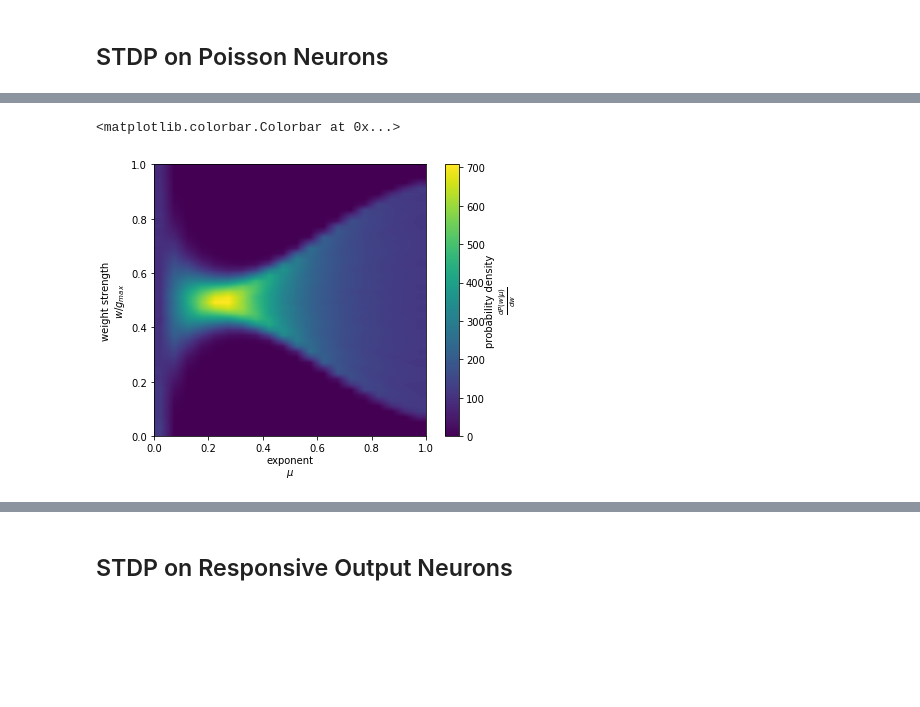
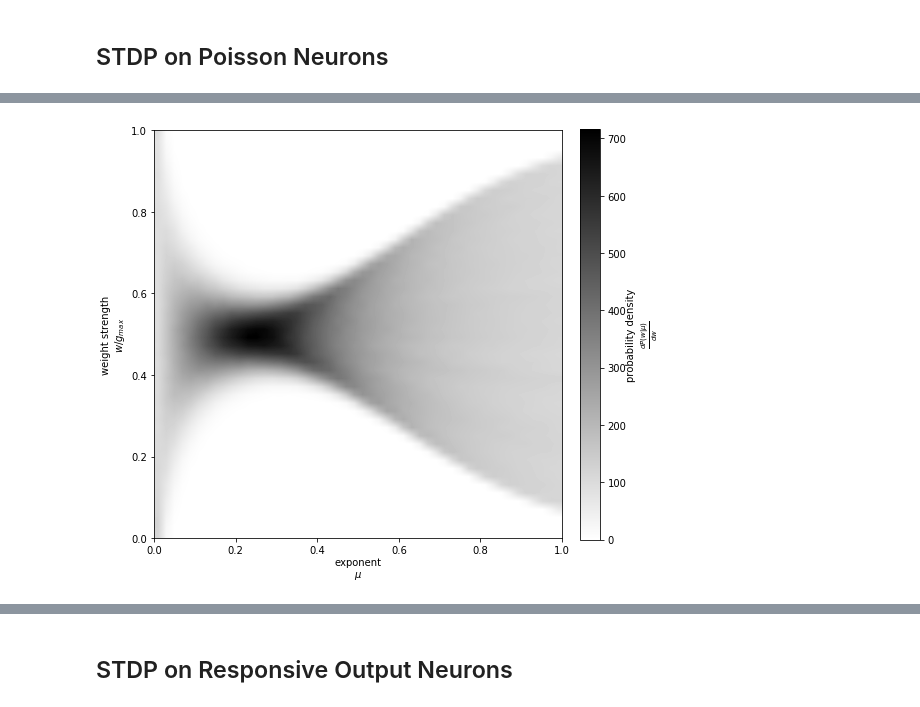
Before and after one commit to DeanTM/masters-scripts, a Jupyter notebook: STDP experiments/STDP Experiments.ipynb, the cells around one changed output, grey strips where cells are left out. Saved outputs shown, nothing was run; the diff lists cells and outputs as text; code cells hidden in the pictures; blank space fills up the shorter version.

Commit message:
fixed up STDP experiments

```diff
--- a/STDP experiments/STDP Experiments.ipynb
+++ b/STDP experiments/STDP Experiments.ipynb
@@ -8,0 +250,16 @@ from tqdm import tqdm
+# %%
+# run model
+b2.run(runtime, report='text')
+
+# bins = 50
+# weights_array = np.zeros((bins, N_RUNS))
+
+# # net = b2.Network(b2.collect())
+
+# b2.store('initialized')
+# for run_idx in tqdm(range(N_RUNS)):
+#     b2.restore('initialized')
+#     synapse_input.mu = mu_vals[run_idx]
+#     b2.run(100*b2.second)  #, report='text')
+#     w_hist, _, _ = b2.hist(synapse_input.w, range=(0,gmax), bins=bins, density=True)
+#     weights_array[:, run_idx] = w_hist
@@ -160,13 +516,27 @@ for run_idx in tqdm(range(N_RUNS)):
 # %%
-# b2.figure(figsize=(7,5))
+from matplotlib import cm
+import os
+
+OVERWRITE = False
+figname = 'weight-dependent STDP distributions.png'
+
+b2.figure(figsize=(12, ))
 extent = [0, 1, 0, 1]
-b2.imshow(weights_array, interpolation='bilinear', extent=extent)
+b2.imshow(
+    weights_array,
+    cmap=cm.gray_r,
+    interpolation='bilinear',
+    extent=extent)
 b2.xlabel('exponent\n$\mu$')
 b2.ylabel('weight strength\n'+r'$w/g_{max}$')
-b2.colorbar(label='probability density\n'+r'$\frac{dP(w|\mu)}{dw}$')
+b2.colorbar(label='probability density\n'+r'$\frac{dP(w|\mu)}{dw}$', fraction=0.046, pad=0.04)
+
+if figname not in os.listdir() or OVERWRITE:
+    b2.savefig(figname)
+
+b2.show()
 # %% [output]
-<matplotlib.colorbar.Colorbar at 0x...>
-[figure, old version]
+[figure, new version]
 # %%
 # b2.subplot(311)
 # b2.plot(synapse_input.w / gmax, '.k')
```
Also changed, not shown: parts of 12 cells of this notebook, 1 other file.
